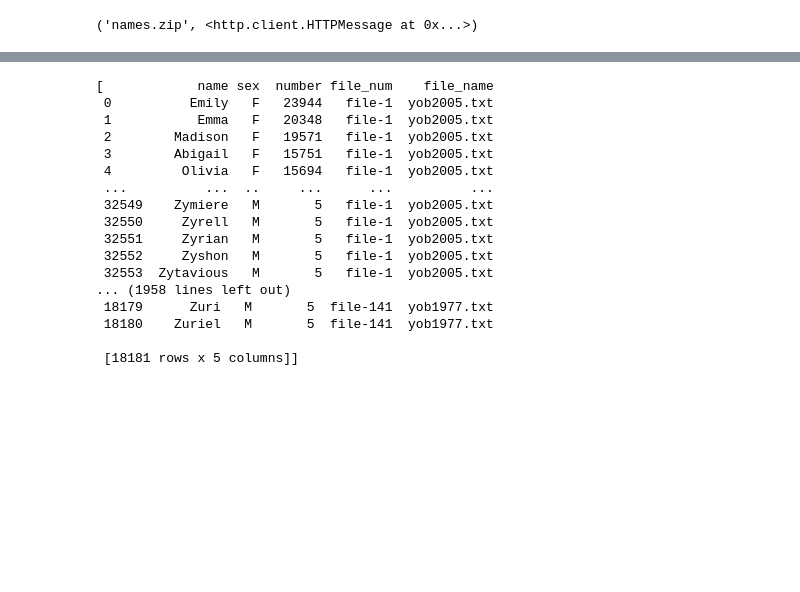
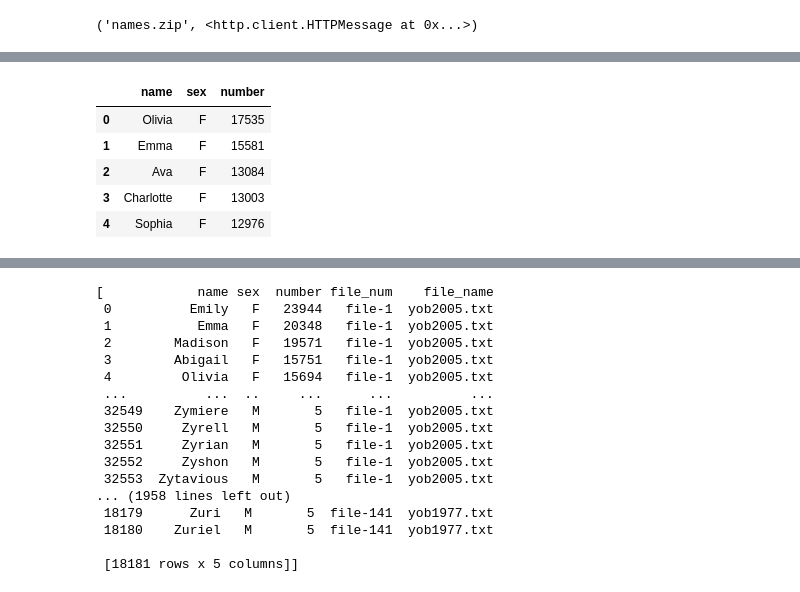
Before and after one commit to samadema/reading-multiple-files-pandas, a Jupyter notebook: read-csv-files.ipynb, the cells around one changed output, grey strips where cells are left out. Cells and saved outputs as stored; diff of their text form; code cells hidden in the pictures; blank space fills up the shorter version.

```diff
--- a/read-csv-files.ipynb
+++ b/read-csv-files.ipynb
@@ -100,0 +110,11 @@ df2.head()
+# %%
+
+names2020_2 = pd.read_csv('../Data/names/yob2020.txt', names=['name','sex','number'])
+names2020_2.head()
+# %% [output]
+|  | name | sex | number |
+| 0 | Olivia | F | 17535 |
+| 1 | Emma | F | 15581 |
+| 2 | Ava | F | 13084 |
+| 3 | Charlotte | F | 13003 |
+| 4 | Sophia | F | 12976 |
```
Also changed, not shown: parts of 29 cells of this notebook.
